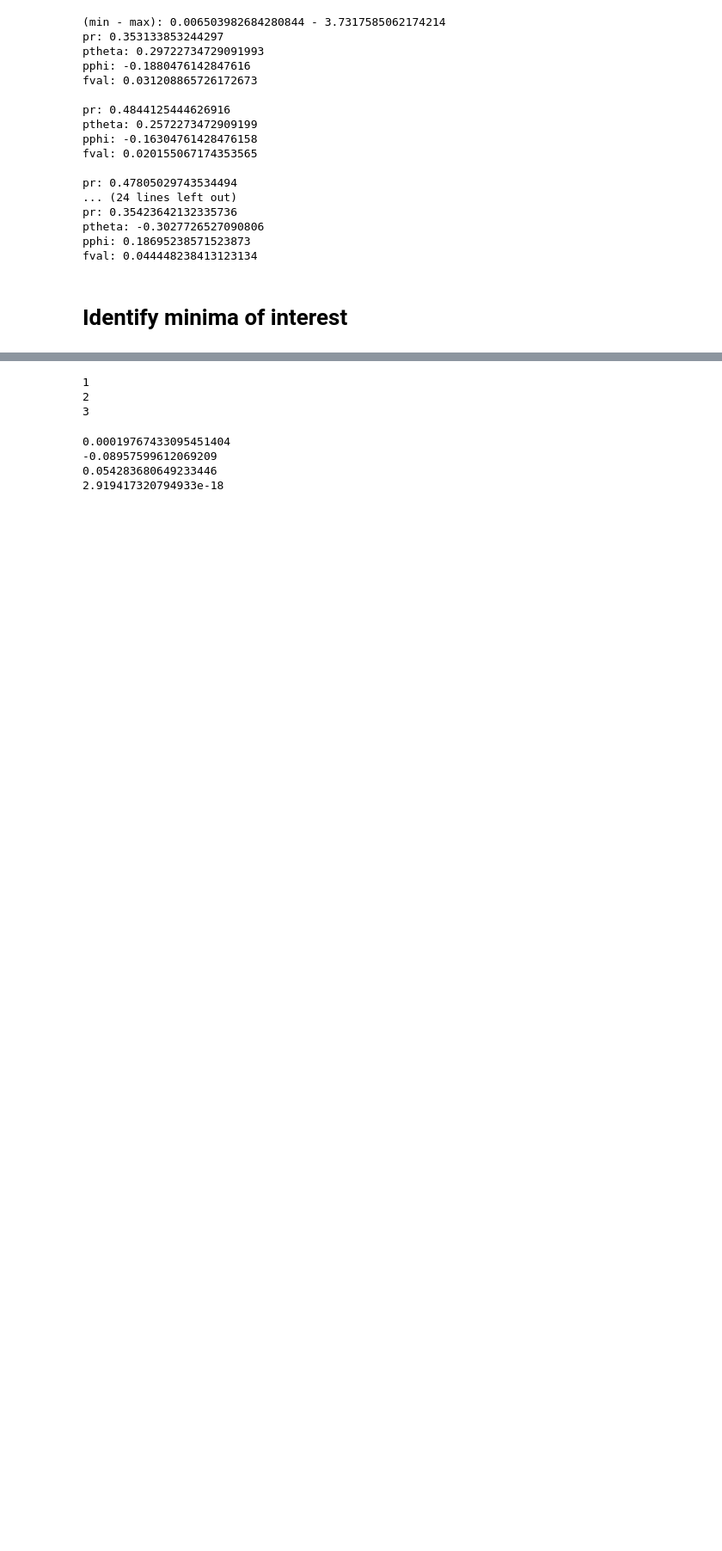
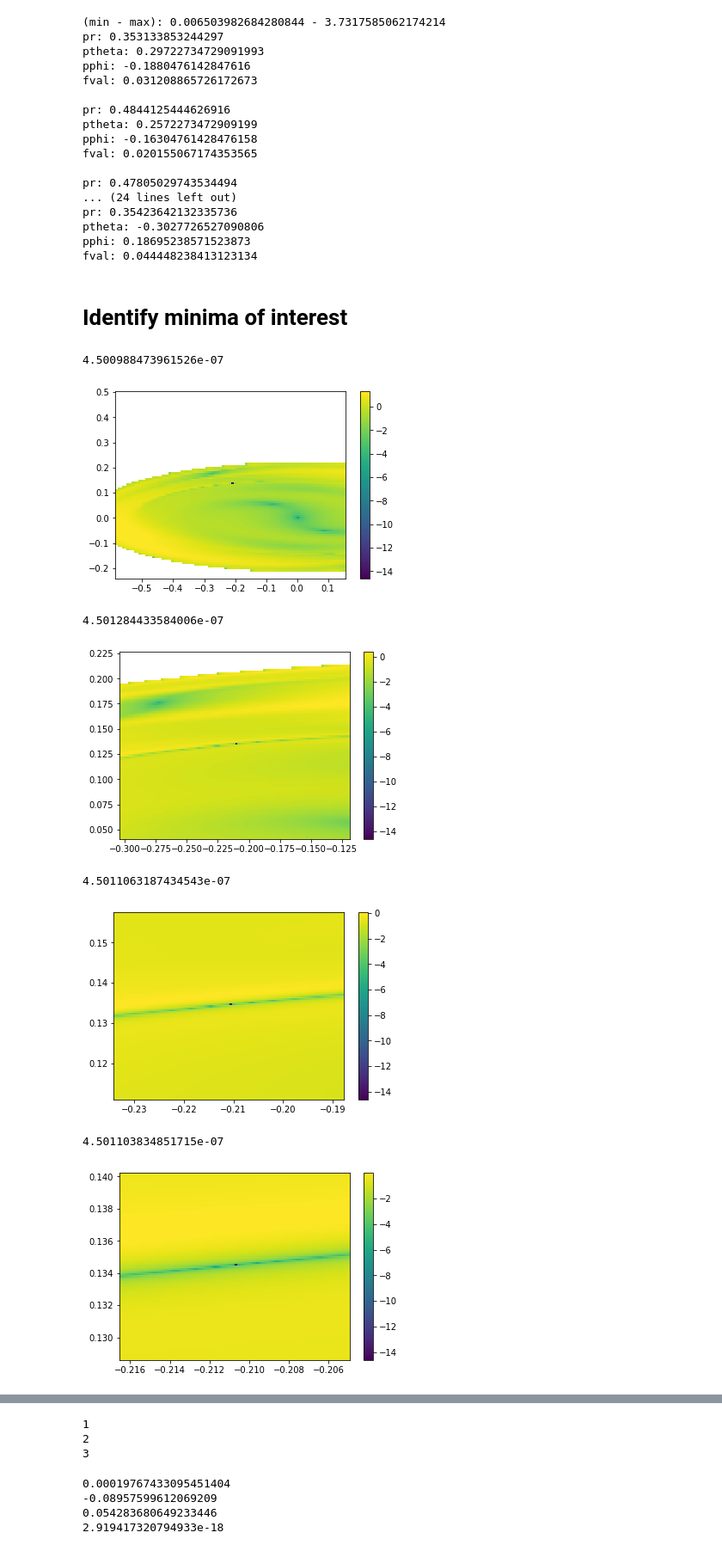
Before and after one commit to edwardsjohnmartin/MagPhyxP, a Jupyter notebook: Edges.ipynb, the cells around one changed output, grey strips where cells are left out. Shown at 86% size. Drawn from its saved outputs; the diff is of its cells as text; code cells hidden in the pictures; blank space fills up the shorter version.

```diff
--- a/Edges.ipynb
+++ b/Edges.ipynb
@@ -228,3 +228,69 @@ pphi: 0.18695238571523873
 fval: 0.044448238413123134
 # %% [markdown]
 # Identify minima of interest
+# %%
+energy = -0.1
+num_bounces = 4
+
+def f(x,y):
+    pr = 2*energy + 2/3 - x**2 - 10*y**2
+    if pr >= 0:
+        return magphyxp.period(x, y, num_bounces, energy)
+    return np.nan
+
+vf = np.vectorize(f)
+
+
+def plot_grid(p_theta_start, p_theta_end, p_phi_start, p_phi_end, grid_size):
+    h_theta = (p_theta_end-p_theta_start)/grid_size
+    h_phi = (p_phi_end-p_phi_start)/grid_size
+
+    x_range = np.arange(p_theta_start, p_theta_end, h_theta)
+    y_range = np.arange(p_phi_start, p_phi_end, h_phi)
+
+    x, y = np.meshgrid(x_range, y_range)
+
+    # %time z = vf(x,y)
+    z = vf(x,y)
+
+#     fig, (ax1, ax2) = plt.subplots(1,2)
+#     fig.set_figheight(5)
+#     fig.set_figwidth(13)
+#     ax1.imshow(grid_image, aspect=3, extent=(p_theta_start, p_theta_end, p_phi_start, p_phi_end), origin='lower')
+    fig = plt.figure()
+    pos = plt.pcolor(x,y,np.log(z))
+    # pos = ax2.pcolor(x,y,z*z)
+    fig.colorbar(pos)#,ax=ax2)
+    plt.show()
+
+    print(np.nanmin(z))
+
+def plot_grid_center(ptheta, pphi, ptheta_width, pphi_height, grid_size):
+    plot_grid(ptheta-ptheta_width/2, ptheta+ptheta_width/2, pphi-pphi_height/2, pphi+pphi_height/2, grid_size)
+
+ptheta = -0.2106892
+pphi = 0.1344638
+ptheta = -0.210689118365980060
+pphi = 0.134463771175102609
+ptheta = -0.21068912
+pphi = 0.13446377
+w = 0.75
+
+pr = 2*energy + 2/3 - ptheta**2 - 10*pphi**2
+print(magphyxp.period(ptheta, pphi, num_bounces, energy))
+
+
+for i in range(6):
+    plot_grid_center(ptheta, pphi, w, w, 100)
+    w = w / 4
+# plot_grid(p_theta_start=-0.3, p_theta_end=0.1, p_phi_start=0.10, p_phi_end=0.21, grid_size=100)
+# plot_grid(p_theta_start=-0.25, p_theta_end=-0.20, p_phi_start=0.13, p_phi_end=0.15, grid_size=100)
+# %% [output]
+4.500988473961526e-07
+[figure, added]
+4.501284433584006e-07
+[figure, added]
+4.5011063187434543e-07
+[figure, added]
+4.501103834851715e-07
+[figure, added]
```
Also changed, not shown: parts of 3 cells of this notebook, 2 other files.
